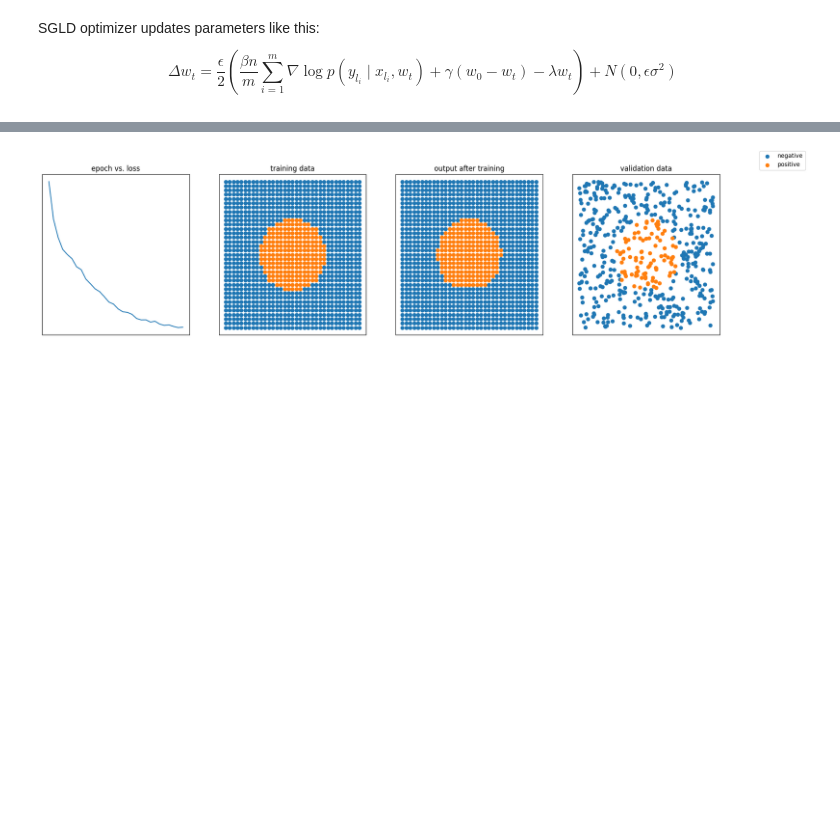
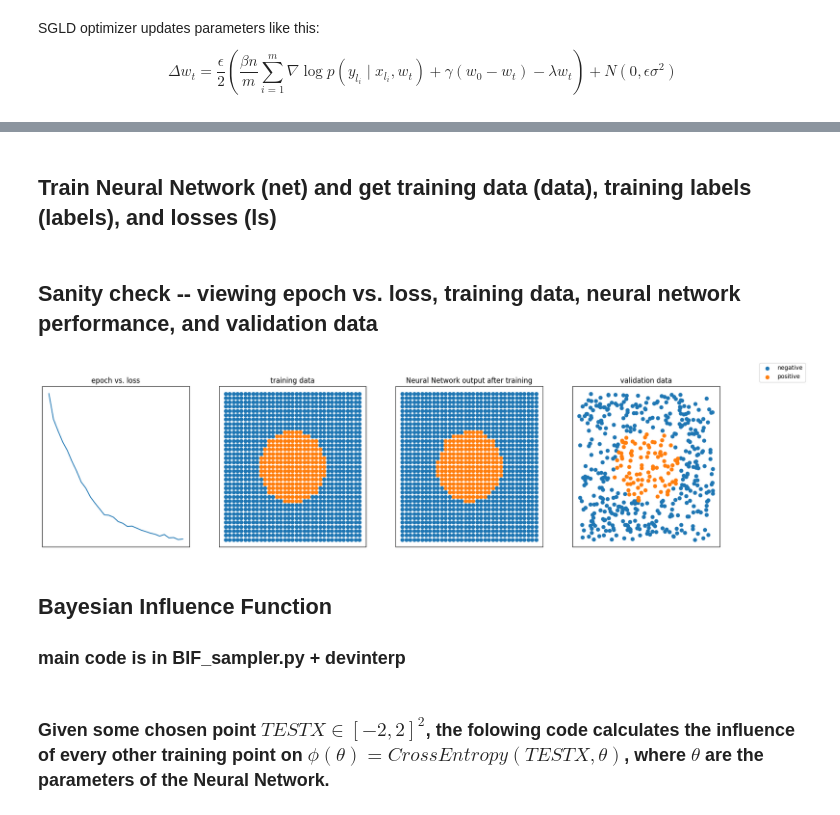
Before and after one commit to blab/sequence-vaes, a Jupyter notebook: ideas_exploration/BIF.ipynb, the cells around one changed output, grey strips where cells are left out. Cells and saved outputs as stored; diff of their text form; code cells hidden in the pictures; blank space fills up the shorter version.

```diff
--- a/ideas_exploration/BIF.ipynb
+++ b/ideas_exploration/BIF.ipynb
@@ -102,8 +95,12 @@ def train(N=40):
         ls.append(tloss)
 
     return data,labels,net,ls
+# %% [markdown]
+## Train Neural Network (net) and get training data (data), training labels (labels), and losses (ls)
 # %%
 data,labels,net,ls = train(N=35)
+# %% [markdown]
+## Sanity check -- viewing epoch vs. loss, training data, neural network performance, and validation data
 # %%
 output=None
 with torch.no_grad():
@@ -115,33 +112,38 @@ output_valid=None
 with torch.no_grad():
     output_valid = torch.argmax(net(valid_data), dim=-1).cpu().numpy()
 
 fig,arr = plt.subplots(1,4,figsize=(21,5))
 
 for a in arr:
     a.set_xticks([])
     a.set_yticks([])
 
 arr[0].plot(np.arange(len(ls)),ls)
 arr[0].set_title("epoch vs. loss")
 
 for i in range(2):
     ind_i = labels.cpu() == i
     arr[1].scatter(X[ind_i,0], X[ind_i,1], label="positive" if i > 0 else "negative")
     arr[1].set_title("training data")
 
 fig.legend()
 
 for i in range(2):
     ind_i = output == i
     arr[2].scatter(X[ind_i,0], X[ind_i,1], label=i)
-    arr[2].set_title("output after training")
+    arr[2].set_title("Neural Network output after training")
 
 for i in range(2):
     ind_i = output_valid == i
     arr[3].scatter(valid_data[ind_i,0].cpu(), valid_data[ind_i,1].cpu(), label=i)
     arr[3].set_title("validation data")
 
 plt.show()
 # %% [output]
-[figure, old version]
+[figure, new version]
+# %% [markdown]
+## Bayesian Influence Function
+### main code is in BIF_sampler.py + devinterp
+# %% [markdown]
+### Given some chosen point $TESTX \in [-2,2]^2$, the folowing code calculates the influence of every other training point on $\phi(\theta) = CrossEntropy(TESTX, \theta)$, where $\theta$ are the parameters of the Neural Network.
 # %%
```
Also changed, not shown: parts of 7 cells of this notebook.
